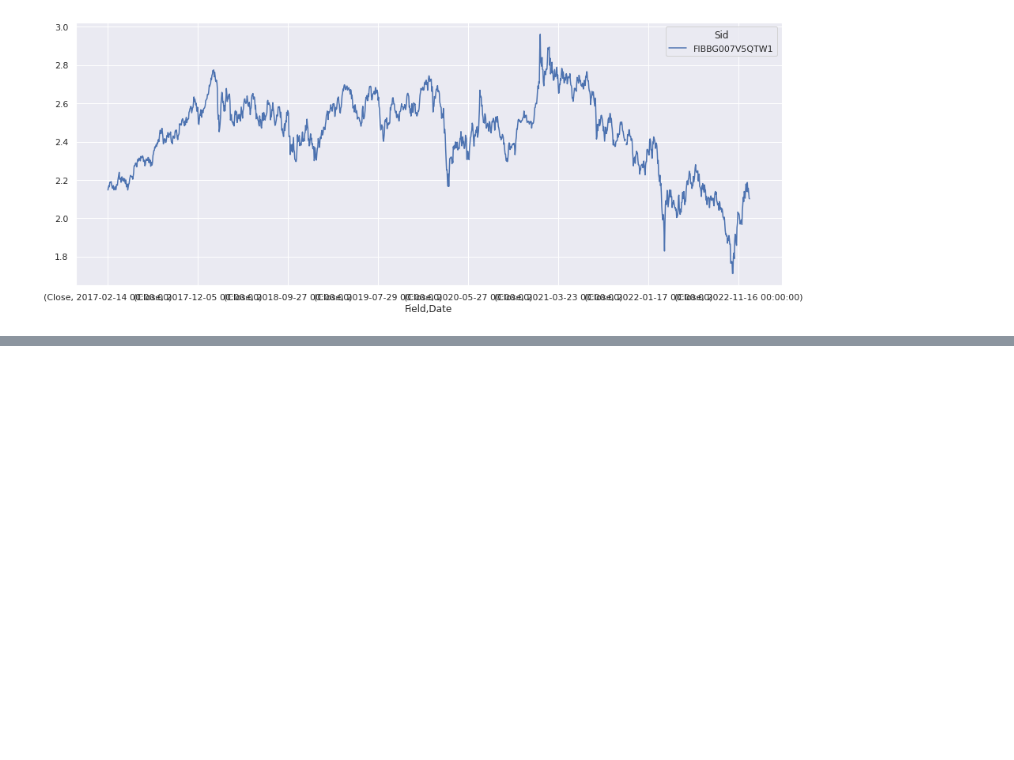
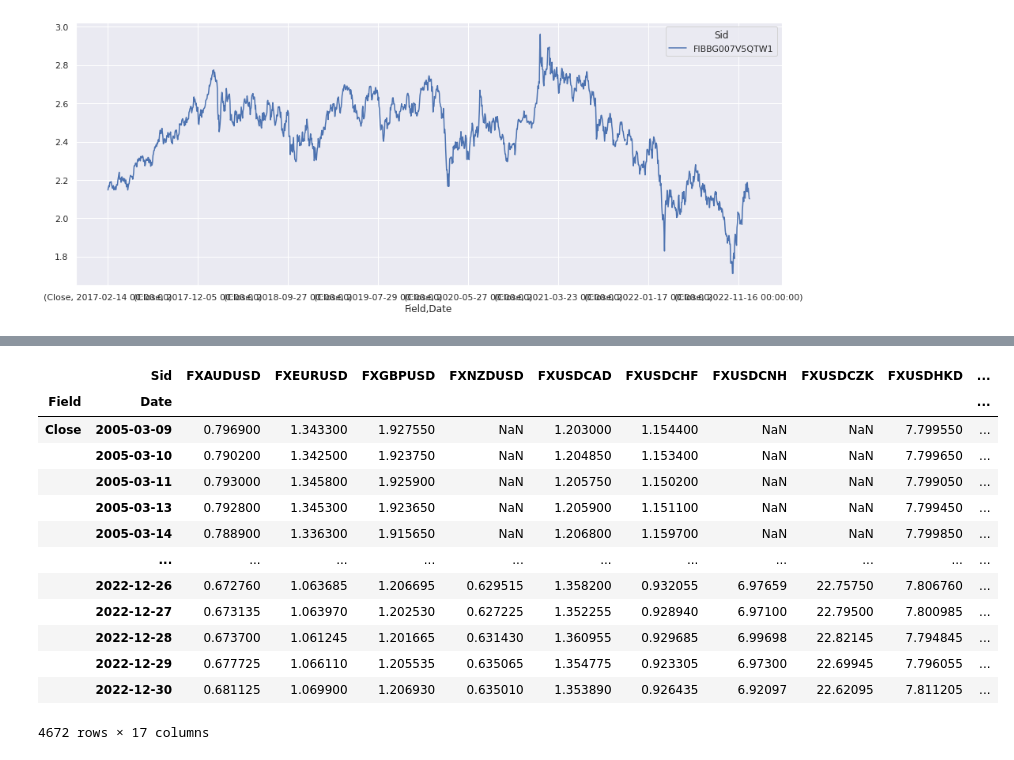
Before and after one commit to sculd/quantrocket_trading_currency_flow, a Jupyter notebook: sandbox.ipynb, the cells around one changed output, grey strips where cells are left out. Saved outputs shown, nothing was run; the diff lists cells and outputs as text; code cells hidden in the pictures; blank space fills up the shorter version.

Commit message:
create fx database, ingest the data

```diff
--- a/sandbox.ipynb
+++ b/sandbox.ipynb
@@ -17,13 +17,40 @@ from quantrocket import get_prices
 # newzealand: FIBBG001CGQZJ2 (mexico-1d)
 # hong kong: FIBBG007V5QTW1 (china-1d)
 
-trading_currency_flow_sid_databases = \
- {"china": ("FIBBG00203J8V6", "china-1d"), "canada": ("FIBBG0029T2KJ5", "canada-1d"),
- "japan": ("FIBBG000BL97R6", "japan-1d"), "mexico": ("FIBBG0015XN496", "london-1d"),
- "hungary": ("FIBBG000QGWGG7", "hungary-1d"), "sweden": ("FIBBG000QZXB02", "mexico-1d"),
- "poland": ("FIBBG001CGQZG5", "mexico-1d"), "korea": ("FIBBG000PQY818", "mexico-1d"),
- "thailand": ("FIBBG0017DVJR6", "london-1d"), "newzealand": ("FIBBG001CGQZJ2", "mexico-1d"),
- "hongkong": ("FIBBG007V5QTW1", "china-1d")}
+name_to_index_sid_databases = {
+    "china": ("FIBBG00203J8V6", "china-1d"), "canada": ("FIBBG0029T2KJ5", "canada-1d"),
+    "japan": ("FIBBG000BL97R6", "japan-1d"), "mexico": ("FIBBG0015XN496", "london-1d"),
+    "hungary": ("FIBBG000QGWGG7", "hungary-1d"), "sweden": ("FIBBG000QZXB02", "mexico-1d"),
+    "poland": ("FIBBG001CGQZG5", "mexico-1d"), "korea": ("FIBBG000PQY818", "mexico-1d"),
+    "thailand": ("FIBBG0017DVJR6", "london-1d"), "newzealand": ("FIBBG001CGQZJ2", "mexico-1d"),
+    "hongkong": ("FIBBG007V5QTW1", "china-1d"),
+}
+
+name_to_currency_sids = {
+    "australia": "FXAUDUSD",
+    "china": "FXUSDCNH", # china
+    "newzeland": "FXNZDUSD", #newzeland
+    "norway": "FXUSDNOK", # norway
+    "canada": "FXUSDCAD", # canada
+    "japan": "FXUSDJPY", # japan
+    "thailand": "FXUSDTHB",
+    "swiss": "FXUSDCHF", # swiss
+    "turkey": "FXUSDTRY", # turkey
+    "poland": "FXUSDPLN", # poland
+    "singapore": "FXUSDSGD",
+    "zecko": "FXUSDCZK",
+    "denmark": "FXUSDDKK", # denmark
+    "hungary": "FXUSDHUF", # hungary
+    "eu": "FXEURUSD",
+    "england": "FXGBPUSD", # uk
+    "mexico": "FXUSDMXN", # mexico
+    "hongkong": "FXUSDHKD",
+    "sweden": "FXUSDSEK", # sweden
+    "southafrica": "FXUSDZAR",
+}
+
+sids_index = list(map(lambda p: p[0], name_to_index_sid_databases.values()))
+sids_currency = list(map(lambda sid: sid.replace(".", ""), name_to_currency_sids.values()))
 # %%
 get_prices("china-1d", sids=["FIBBG007V5QTW1"], fields="Close", data_frequency="d").plot()
 # %% [output]
@@ -143,0 +191,19 @@ array(['dummy_small', 'japan', 'dummy_large'], dtype=object)
+# %%
+price__fx = get_prices("fx-1d", sids=sids_currency, fields="Close", data_frequency="d")
+# %%
+price__fx
+# %% [output]
+|  | Sid | FXAUDUSD | FXEURUSD | FXGBPUSD | FXNZDUSD | FXUSDCAD | FXUSDCHF | FXUSDCNH | FXUSDCZK | FXUSDHKD | ... |
+| Field | Date |  |  |  |  |  |  |  |  |  | ... |
+| Close | 2005-03-09 | 0.796900 | 1.343300 | 1.927550 | NaN | 1.203000 | 1.154400 | NaN | NaN | 7.799550 | ... |
+|  | 2005-03-10 | 0.790200 | 1.342500 | 1.923750 | NaN | 1.204850 | 1.153400 | NaN | NaN | 7.799650 | ... |
+|  | 2005-03-11 | 0.793000 | 1.345800 | 1.925900 | NaN | 1.205750 | 1.150200 | NaN | NaN | 7.799050 | ... |
+|  | 2005-03-13 | 0.792800 | 1.345300 | 1.923650 | NaN | 1.205900 | 1.151100 | NaN | NaN | 7.799450 | ... |
+|  | 2005-03-14 | 0.788900 | 1.336300 | 1.915650 | NaN | 1.206800 | 1.159700 | NaN | NaN | 7.799850 | ... |
+|  | ... | ... | ... | ... | ... | ... | ... | ... | ... | ... | ... |
+|  | 2022-12-26 | 0.672760 | 1.063685 | 1.206695 | 0.629515 | 1.358200 | 0.932055 | 6.97659 | 22.75750 | 7.806760 | ... |
+|  | 2022-12-27 | 0.673135 | 1.063970 | 1.202530 | 0.627225 | 1.352255 | 0.928940 | 6.97100 | 22.79500 | 7.800985 | ... |
+|  | 2022-12-28 | 0.673700 | 1.061245 | 1.201665 | 0.631430 | 1.360955 | 0.929685 | 6.99698 | 22.82145 | 7.794845 | ... |
+|  | 2022-12-29 | 0.677725 | 1.066110 | 1.205535 | 0.635065 | 1.354775 | 0.923305 | 6.97300 | 22.69945 | 7.796055 | ... |
+|  | 2022-12-30 | 0.681125 | 1.069900 | 1.206930 | 0.635010 | 1.353890 | 0.926435 | 6.92097 | 22.62095 | 7.811205 | ... |
+4672 rows × 17 columns
```
Also changed, not shown: parts of 14 cells of this notebook, 2 other files.
